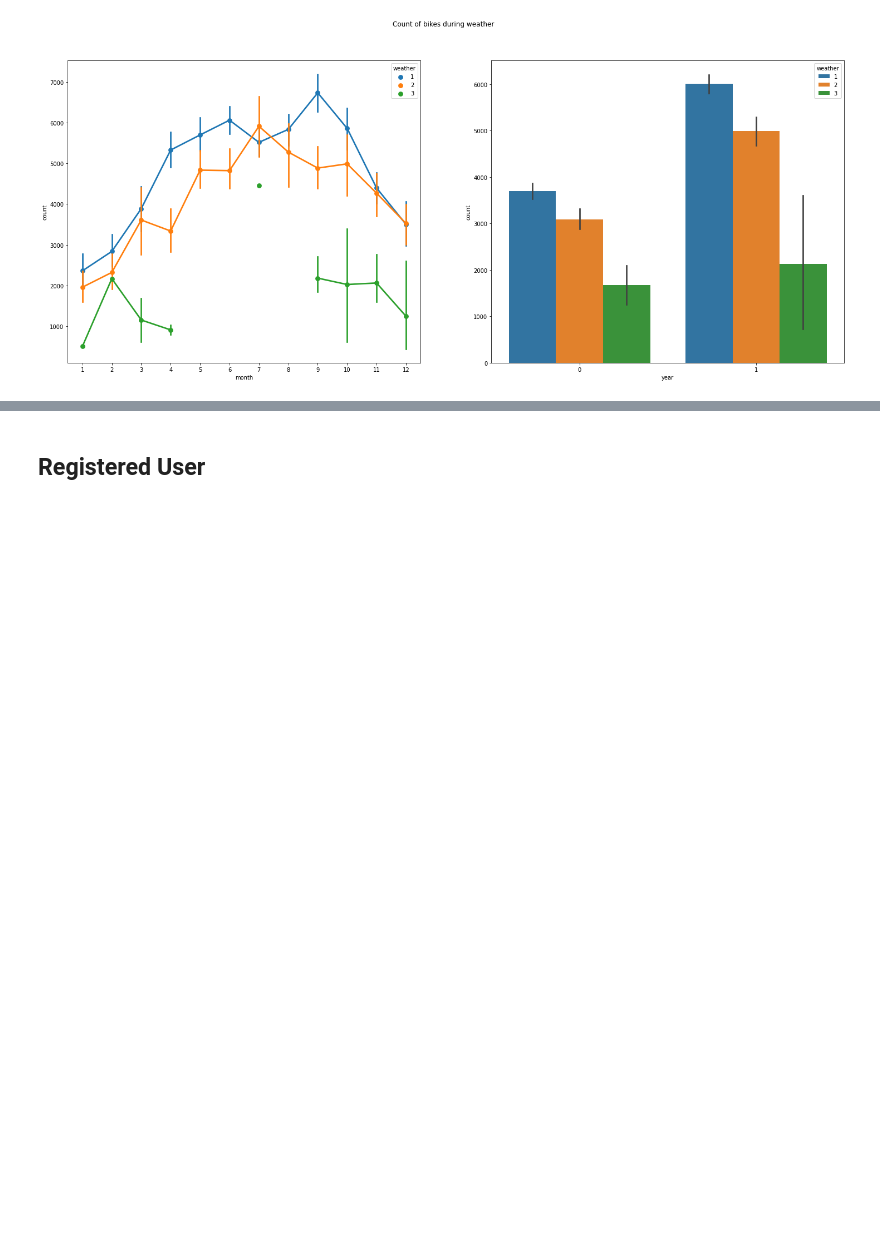
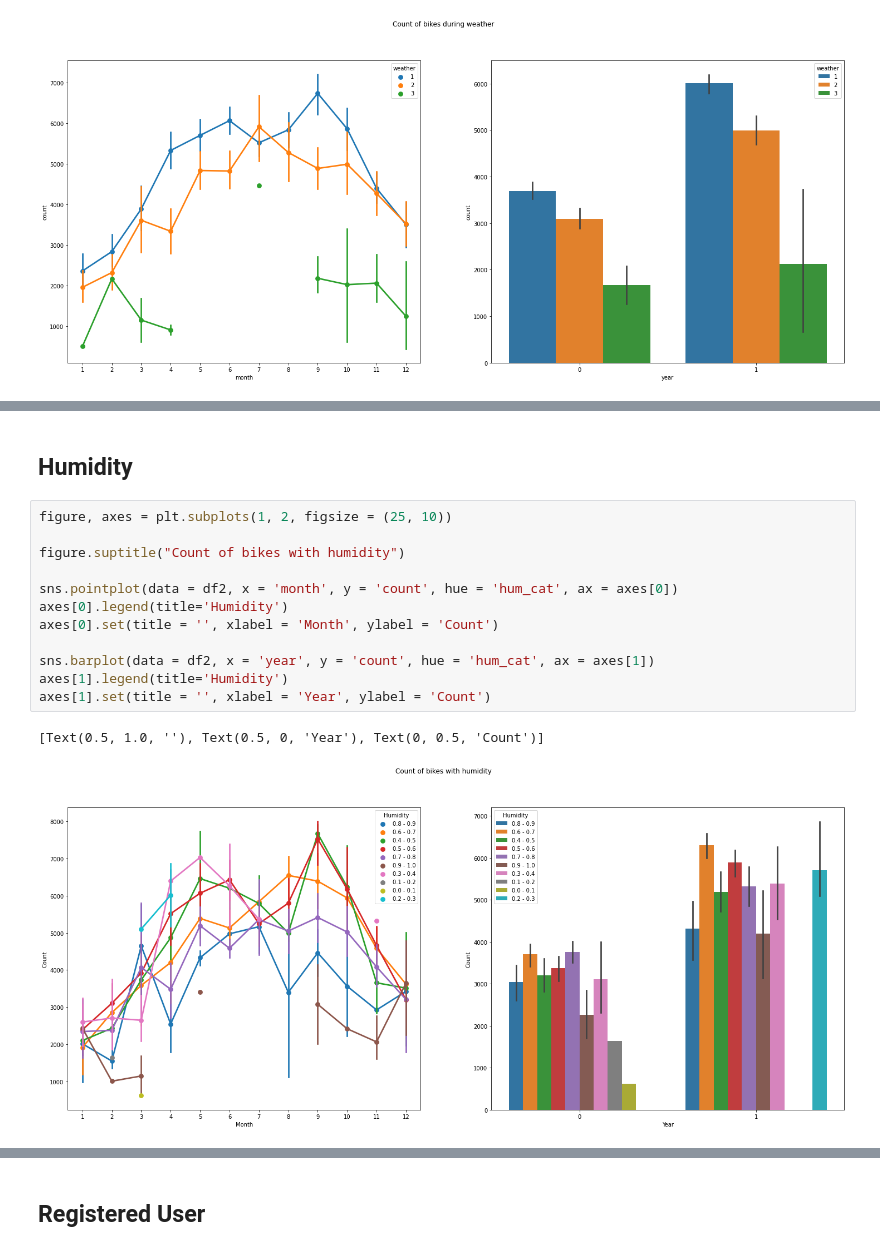
Before and after one commit to lianaling/bike-rental-forecast, a Jupyter notebook: notebooks/1.0 data-preprocessing.ipynb, the cells around one changed output, grey strips where cells are left out. Saved outputs shown, nothing was run; the diff lists cells and outputs as text; blank space fills up the shorter version.

```diff
--- a/notebooks/1.0 data-preprocessing.ipynb
+++ b/notebooks/1.0 data-preprocessing.ipynb
@@ -178,0 +300,17 @@ sns.barplot(data = df_day_data, x = 'year', y = 'count', hue = 'weather', ax = a
+# %% [markdown]
+## Humidity
+# %%
+figure, axes = plt.subplots(1, 2, figsize = (25, 10))
+
+figure.suptitle("Count of bikes with humidity")
+
+sns.pointplot(data = df2, x = 'month', y = 'count', hue = 'hum_cat', ax = axes[0])
+axes[0].legend(title='Humidity')
+axes[0].set(title = '', xlabel = 'Month', ylabel = 'Count')
+
+sns.barplot(data = df2, x = 'year', y = 'count', hue = 'hum_cat', ax = axes[1])
+axes[1].legend(title='Humidity')
+axes[1].set(title = '', xlabel = 'Year', ylabel = 'Count')
+# %% [output]
+[Text(0.5, 1.0, ''), Text(0.5, 0, 'Year'), Text(0, 0.5, 'Count')]
+[figure, added]
```
Also changed, not shown: parts of 15 cells of this notebook.
